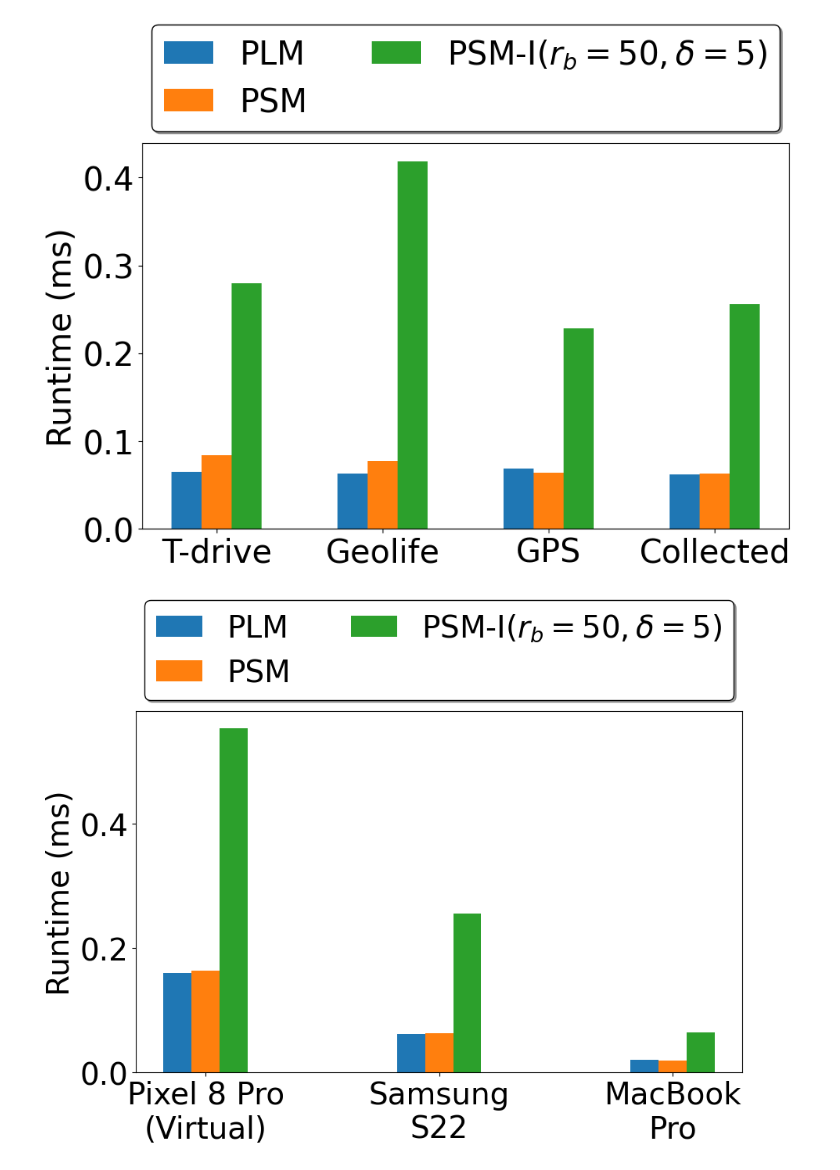
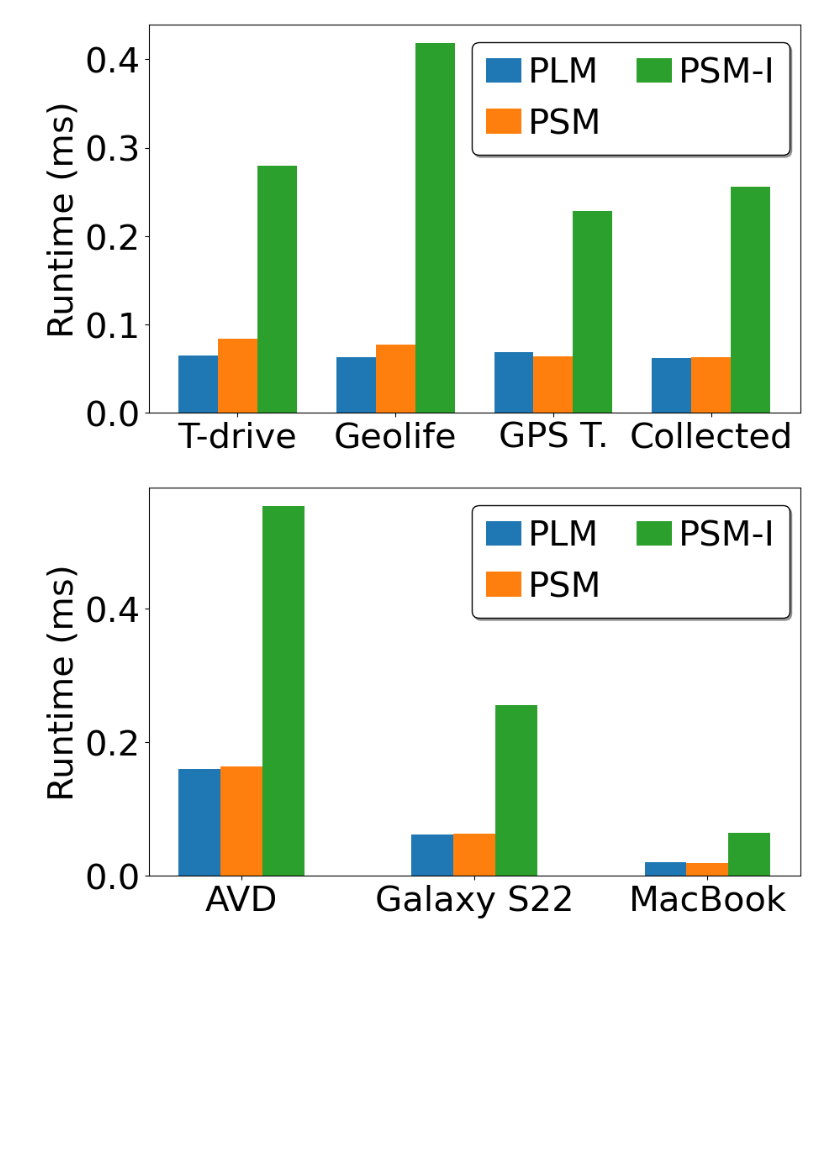
Before and after one commit to shafizurRseeam/location_privacy, a Jupyter notebook: Other_figures.ipynb, the cells around one changed output. Cells and saved outputs as stored; diff of their text form; code cells hidden in the pictures; blank space fills up the shorter version.

```diff
--- a/Other_figures.ipynb
+++ b/Other_figures.ipynb
@@ -137,7 +8,7 @@ import matplotlib.pyplot as plt
 import numpy as np
 
 # Sample data
-datasets = ['T-drive', 'Geolife', 'GPS', 'Collected']
+datasets = ['T-drive', 'Geolife', 'GPS T.', 'Collected']
 Laplace = np.array([0.00006461, 0.0000628, 0.00006858, 0.00006209]) * 1e3
 #laplace_delta = np.array([0.0001134, 0.00009956, 0.00009592, 0.00008120]) * 1e3
 staircase = np.array([0.00008367, 0.00007712,0.00006437, 0.00006322]) * 1e3
@@ -146,11 +17,11 @@ staircase_intermediate = np.array([0.00027985,0.00041814, 0.00022846,  0.0002558
 
 # Colors and labels taken from the style of the line plot
 colors = ['#1F77B4', '#FF7F0E', '#2CA02C']
-labels = ['PLM', 'PSM', 'PSM-I$(r_b = 50, \delta= 5)$']
+labels = ['PLM', 'PSM', 'PSM-I']
 
 # Set the positions and width for the bars
 pos = np.arange(len(datasets))
-bar_width = 0.18
+bar_width = 0.25
 
 # Plotting the bars with the new style
 fig, ax = plt.subplots(figsize=(10, 6))  # Increase figure size to accommodate legend
@@ -159,48 +30,49 @@ for i, (data, color, label) in enumerate(zip([Laplace, staircase, staircase_inte
     ax.bar(pos + i * bar_width, data, bar_width, label=label, color=color)
 
 # Adding labels and title
 #ax.set_xlabel('Datasets', fontsize=28)
-ax.set_ylabel('Runtime (ms)', fontsize=28)
+ax.set_ylabel('Runtime (ms)', fontsize=30)
 #ax.set_title('Runtime Comparison')
 
 # Positioning the x-ticks
 ax.set_xticks(pos + bar_width)
-ax.set_xticklabels(datasets, fontsize=28)
+ax.set_xticklabels(datasets, fontsize=30)
 
-ax.set_xticklabels(datasets, fontsize=28, rotation=0)  # Rotate labels by 45 degrees
+ax.set_xticklabels(datasets, fontsize=30, rotation=0)  # Rotate labels by 45 degrees
 
 # Adding the legend with the modified style
 # Reduce the handle length to decrease the space between the legend symbol and text
-legend = ax.legend(fontsize=28, loc='upper center', bbox_to_anchor=(0.5, 1.35),  shadow=True, ncol=2, handlelength=1.5)
+legend = ax.legend(fontsize=30, loc='upper center',  edgecolor='black', bbox_to_anchor=(0.74, 1),  shadow=True, ncol=2, handlelength=1, columnspacing=1, handletextpad=0.2)
+
 
 
 frame = legend.get_frame()
 frame.set_edgecolor('black')  # Set the border color
 frame.set_linewidth(1)  # Set the border width
 
 
 # Setting the tick parameters
-ax.tick_params(axis='both', which='major', labelsize=28)
+ax.tick_params(axis='both', which='major', labelsize=30)
 
 # Adjust the layout to make room for the legend outside of the plot
 #plt.subplots_adjust(top=0.75)
-pathpng = 'C:\\Users\\ss6365\\Desktop\\location_privacy_final\\miscellaneous_figures\\png\\Runtime_datasets'
+pathpng = 'C:\\Users\\ss6365\\Desktop\\location_privacy_final\\miscellaneous_figures\\png\\Runtime_datasets.png'
 plt.savefig(pathpng, dpi=300, bbox_inches='tight')
 
-pathsvg = 'C:\\Users\\ss6365\\Desktop\\location_privacy_final\\miscellaneous_figures\\svg\\Runtime_datasets'
+pathsvg = 'C:\\Users\\ss6365\\Desktop\\location_privacy_final\\miscellaneous_figures\\svg\\Runtime_datasets.svg'
 
 plt.savefig(pathsvg, format='svg', bbox_inches='tight')
 
 plt.show()
 # %% [output]
-[figure, old version]
+[figure, new version]
 # %%
 import matplotlib.pyplot as plt
 import numpy as np
 
 
 # Sample data
-datasets = ['Pixel 8 Pro\n(Virtual)', 'Samsung\nS22', 'MacBook\nPro']
+datasets = ['AVD', 'Galaxy S22', 'MacBook']
 
 Laplace = np.array([0.00016002, 0.00006209, 0.00002007]) * 1e3
 #laplace_delta = np.array([0.00021360, 0.00008120, 0.00002576]) * 1e3
@@ -210,11 +82,11 @@ staircase_intermediate = np.array([0.00055342, 0.00025587, 0.00006454]) * 1e3
 
 # Colors and labels taken from the style of the line plot
 colors = ['#1F77B4', '#FF7F0E', '#2CA02C']
-labels = ['PLM', 'PSM', 'PSM-I$(r_b = 50, \delta= 5)$']
+labels = ['PLM', 'PSM', 'PSM-I']
 
 # Set the positions and width for the bars
 pos = np.arange(len(datasets))
-bar_width = 0.12
+bar_width = 0.18
 
 # Plotting the bars with the new style
 fig, ax = plt.subplots(figsize=(10, 6))  # Increase figure size to accommodate legend
@@ -224,32 +96,32 @@ for i, (data, color, label) in enumerate(zip([Laplace, staircase, staircase_inte
 
 # Adding labels and title
 #ax.set_xlabel('Datasets', fontsize=28)
-ax.set_ylabel('Runtime (ms)', fontsize=28)
+ax.set_ylabel('Runtime (ms)', fontsize=30)
 #ax.set_title('Runtime Comparison')
 
 # Positioning the x-ticks
 ax.set_xticks(pos + bar_width)
-ax.set_xticklabels(datasets, fontsize=28, rotation=0)  # Rotate labels by 45 degrees
+ax.set_xticklabels(datasets, fontsize=30, rotation=0)  # Rotate labels by 45 degrees
 
 # Adding the legend with the modified style
 # Reduce the handle length to decrease the space between the legend symbol and text
-legend = ax.legend(fontsize=28, loc='upper center', bbox_to_anchor=(0.5, 1.35), shadow=True, ncol=2, handlelength=1.5)
+legend = ax.legend(fontsize=30, loc='upper center',  edgecolor='black', bbox_to_anchor=(0.74, 1),  shadow=True, ncol=2, handlelength=1, columnspacing=1, handletextpad=0.2)
 
 frame = legend.get_frame()
 frame.set_edgecolor('black')  # Set the border color
 frame.set_linewidth(1)  # Set the border width
 
 # Setting the tick parameters
-ax.tick_params(axis='both', which='major', labelsize=28)
+ax.tick_params(axis='both', which='major', labelsize=30)
 
 # Adjust the layout to make room for the legend outside of the plot
-pathpng = 'C:\\Users\\ss6365\\Desktop\\location_privacy_final\\miscellaneous_figures\\png\\Runtime_devices'
+pathpng = 'C:\\Users\\ss6365\\Desktop\\location_privacy_final\\miscellaneous_figures\\png\\Runtime_devices.png'
 plt.savefig(pathpng, dpi=300, bbox_inches='tight')
 
-pathsvg = 'C:\\Users\\ss6365\\Desktop\\location_privacy_final\\miscellaneous_figures\\svg\\RRuntime_devices'
+pathsvg = 'C:\\Users\\ss6365\\Desktop\\location_privacy_final\\miscellaneous_figures\\svg\\Runtime_devices.svg'
 
 plt.savefig(pathsvg, format='svg', bbox_inches='tight')
 
 plt.show()
 # %% [output]
-[figure, old version]
+[figure, new version]
```
Also changed, not shown: parts of 4 cells of this notebook, 6 other files.
